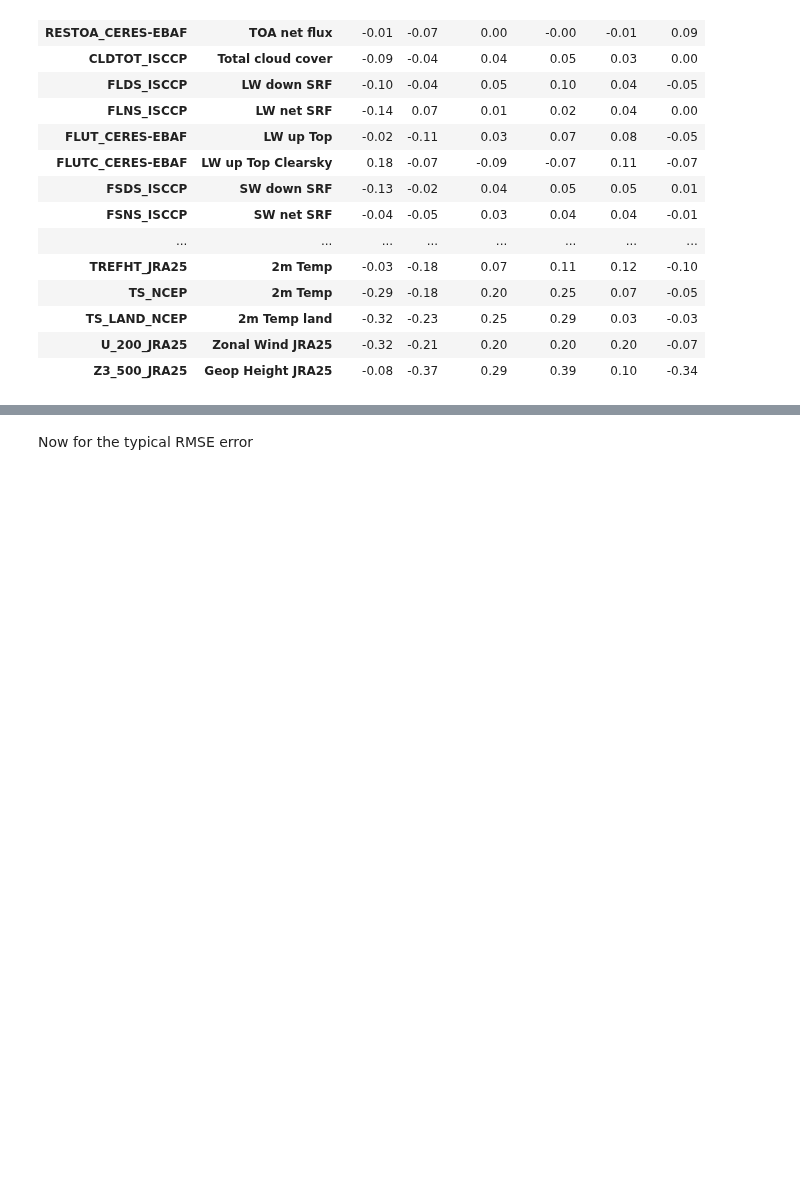
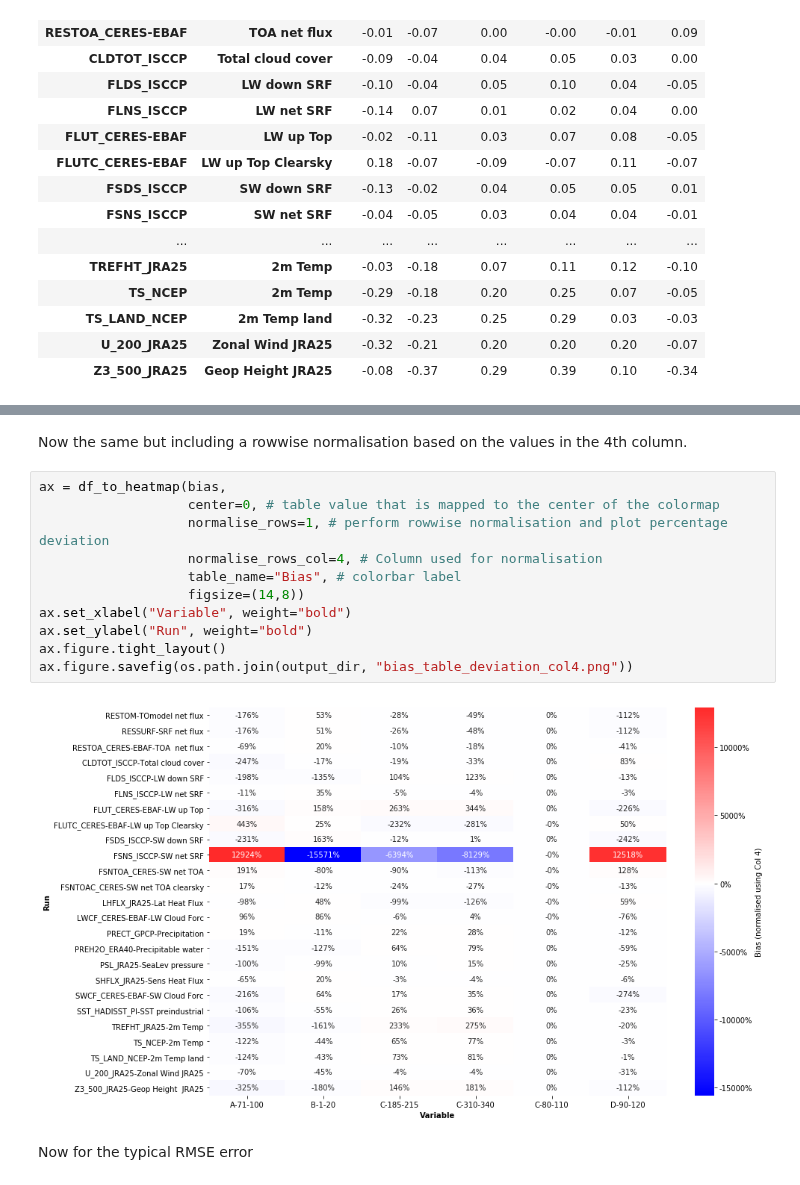
Before and after one commit to jgliss/my_notebooks, a Jupyter notebook: noresm_diagnostics_analysis_tool.ipynb, the cells around one changed output, grey strips where cells are left out. Drawn from its saved outputs; the diff is of its cells as text; blank space fills up the shorter version.

```diff
--- a/noresm_diagnostics_analysis_tool.ipynb
+++ b/noresm_diagnostics_analysis_tool.ipynb
@@ -332,3 +364,18 @@ ax.figure.savefig(os.path.join(output_dir, "bias_table.png"))
+# %% [markdown]
+Now the same but including a rowwise normalisation based on the values in the 4th column.
+# %%
+ax = df_to_heatmap(bias,
+                   center=0, # table value that is mapped to the center of the colormap
+                   normalise_rows=1, # perform rowwise normalisation and plot percentage deviation
+                   normalise_rows_col=4, # Column used for normalisation
+                   table_name="Bias", # colorbar label
+                   figsize=(14,8))
+ax.set_xlabel("Variable", weight="bold")
+ax.set_ylabel("Run", weight="bold")
+ax.figure.tight_layout()
+ax.figure.savefig(os.path.join(output_dir, "bias_table_deviation_col4.png"))
+# %% [output]
+[figure, added]
 # %% [markdown]
 Now for the typical RMSE error
 # %%
```
Also changed, not shown: parts of 5 cells of this notebook, 3 other files.
